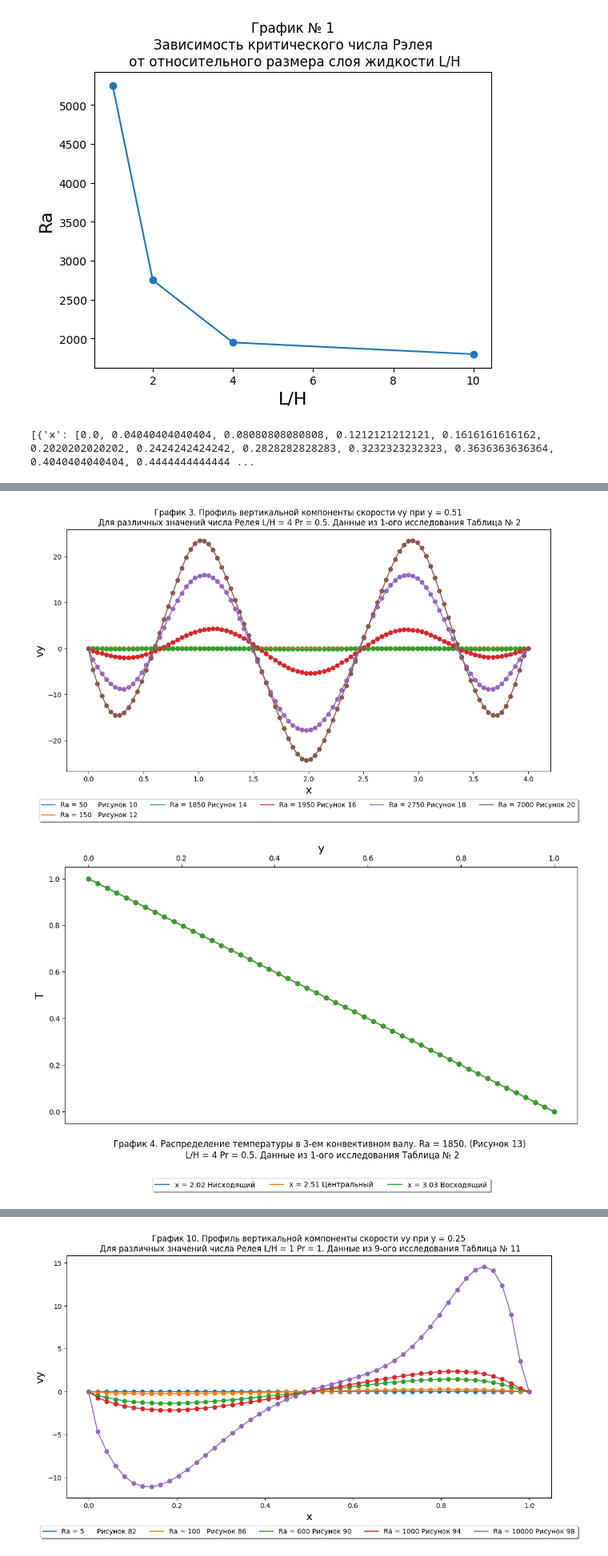
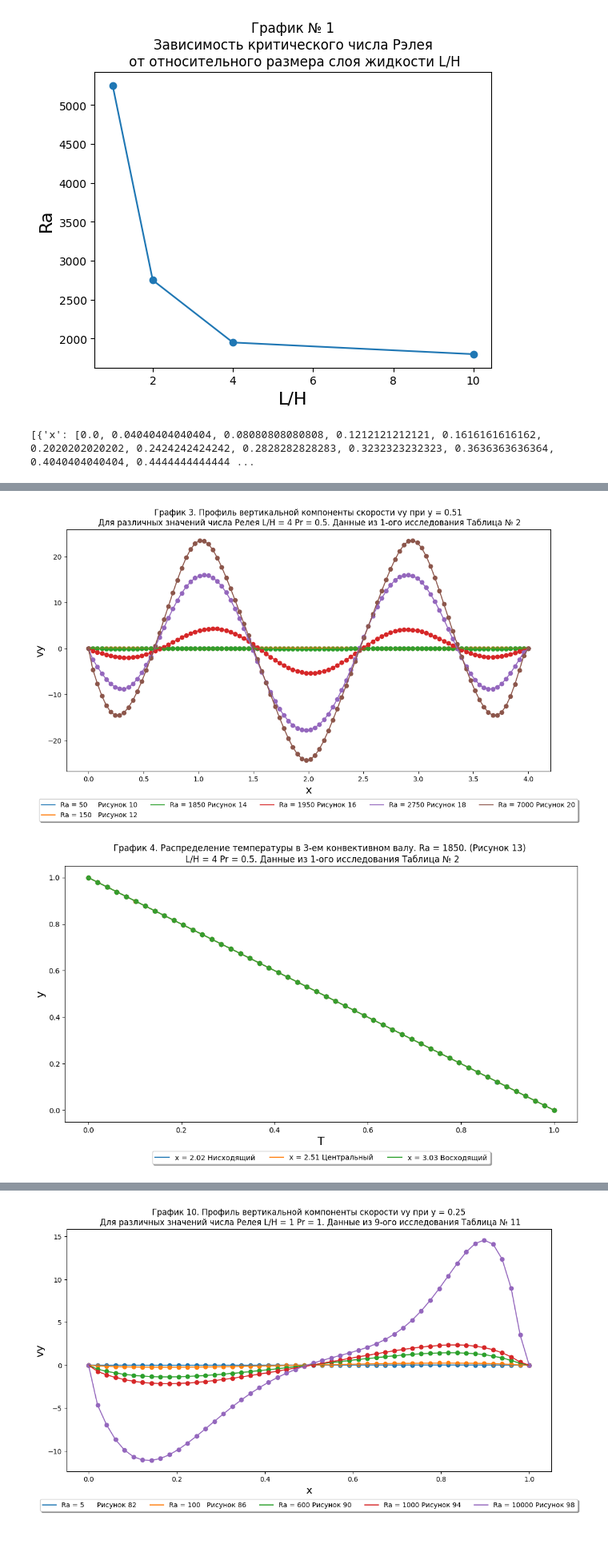
Before and after one commit to daniil225/MME, a Jupyter notebook: 2024/РГЗ/plotters.ipynb, the cells around one changed output, grey strips where cells are left out. Shown at 80% size. Saved outputs shown, nothing was run; the diff lists cells and outputs as text; code cells hidden in the pictures.

```diff
--- a/2024/РГЗ/plotters.ipynb
+++ b/2024/РГЗ/plotters.ipynb
@@ -163,6 +163,7 @@ def PlotGraphTemerature(Datas,keyx, keyy, labels, title, xlabel, ylabel):
 
     line1 = None
     for data in Datas:
+        print(-1.0*np.array(data[keyx]))
         line1, = ax.plot(data[keyx], data[keyy])
         ax.scatter(data[keyx], data[keyy])
 
@@ -237,66 +238,66 @@ PlotGraph(DatasVy,
         "vy")
 
 # Графики изменения температуры в различных сечениях
-PlotGraphTemerature(DatasT_Ra1875,
+PlotGraph(DatasT_Ra1875,
+          'T',
           'y',
-          'T',
            ["x = " + '{0:.2f} {pos}'.format(x3_convvall['x'][i], pos = x3_convvall['pos'][i]) for i in range(0, len(x3_convvall['x']))],
           "График 4. Распределение температуры в 3-ем конвективном валу. Ra = 1850. (Рисунок 13) \n L/H = 4 Pr = 0.5. Данные из 1-ого исследования Таблица № 2",
-          "y",
-          "T")
+          "T",
+          "y")
 
-PlotGraphTemerature(DatasT_Ra1950,
+PlotGraph(DatasT_Ra1950,
+          'T',
           'y',
-          'T',
           ["x = " + '{0:.2f} {pos}'.format(x3_convvall['x'][i], pos = x3_convvall['pos'][i]) for i in range(0, len(x3_convvall['x']))],
           "График 5. Распределение температуры в 3-ем конвективном валу. Ra = 1950. (Рисунок 15) \n L/H = 4 Pr = 0.5. Данные из 1-ого исследования Таблица № 2",
-          "y",
-          "T")
+          "T",
+          "y")
 
-PlotGraphTemerature(DatasT_Ra2750,
+PlotGraph(DatasT_Ra2750,
+          'T',
           'y',
-          'T',
           ["x = " + '{0:.2f} {pos}'.format(x3_convvall['x'][i], pos = x3_convvall['pos'][i]) for i in range(0, len(x3_convvall['x']))],
           "График 6. Распределение температуры в 3-ем конвективном валу. Ra = 2750.  (Рисунок 17) \n L/H = 4 Pr = 0.5. Данные из 1-ого исследования Таблица № 2",
-          "y",
-          "T")
+          "T",
+          "y")
 
-PlotGraphTemerature(DatasT_Ra7000,
+PlotGraph(DatasT_Ra7000,
+          'T',
           'y',
-          'T',
           ["x = " + '{0:.2f} {pos}'.format(x3_convvall['x'][i], pos = x3_convvall['pos'][i]) for i in range(0, len(x3_convvall['x']))],
           "График 7. Распределение температуры в 3-ем конвективном валу. Ra = 7000.  (Рисунок 19) \n L/H = 4 Pr = 0.5. Данные из 1-ого исследования Таблица № 2",
-          "y",
-          "T")
+          "T",
+          "y")
 
 # Локальные градиенты температуры
 PlotGraph(DatasdTdY_y0,
           'x',
           'dTdY',
           ["Ra = 50     Рисунок 9", "Ra = 150   Рисунок 11", "Ra = 1850 Рисунок 13", "Ra = 1950 Рисунок 15", "Ra = 2750 Рисунок 17", "Ra = 7000 Рисунок 19"],
            "График 8. Локальные градиенты температуры на горячей стенке (y = 0) \n Pr = 0.5, L/H = 4 при различных значениях числа Рэлея.\nДанные из 1-ого исследования Таблица № 2 ",
            "x",
            "dT/dy")
 
-PlotGraph(DatasdTdY_y1,
+PlotGraphTemerature(DatasdTdY_y1,
           'x',
           'dTdY',
           ["Ra = 50     Рисунок 9", "Ra = 150   Рисунок 11", "Ra = 1850 Рисунок 13", "Ra = 1950 Рисунок 15", "Ra = 2750 Рисунок 17", "Ra = 7000 Рисунок 19"],
            "График 9. Локальные градиенты температуры на холодной стенке (y = 1) \n Pr = 0.5, L/H = 4 при различных значениях числа Рэлея.\nДанные из 1-ого исследования Таблица № 2 ",
            "x",
            "dT/dy")
 
 
 # PlotGraph(Nu,
 #           'Ra',
 #           'Nu',
 #           ["Nu(Ra) y = 0", "Nu(Ra) y = 1"],
 #           "Грфик 9. Зависимость числа Нуссельта от числа Рэлея \n Pr = 0.5, L/H = 4. Первые 5 точек из Таблицы №2 Рисунки 9-18\n ",
 #           "Ra",
 #           "Nu")
 # print(Nu)
 # %% [output]
 [{'x': [0.0, 0.04040404040404, 0.08080808080808, 0.1212121212121, 0.1616161616162, 0.2020202020202, 0.2424242424242, 0.2828282828283, 0.3232323232323, 0.3636363636364, 0.4040404040404, 0.4444444444444 ...
 [figure]
 [figure]
-[figure, old version]
+[figure, new version]
```
Also changed, not shown: parts of 1 cell of this notebook, 1 other file.
